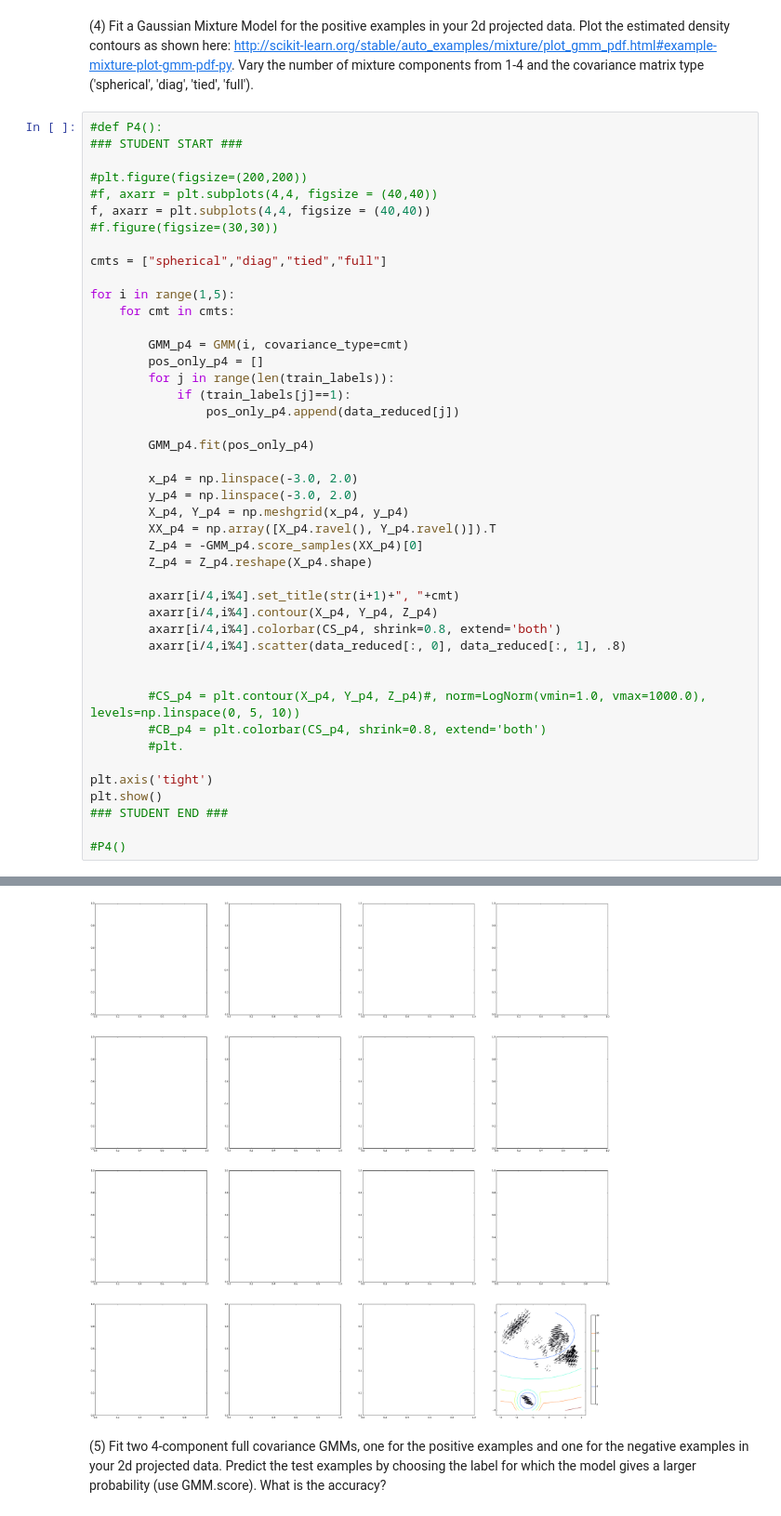
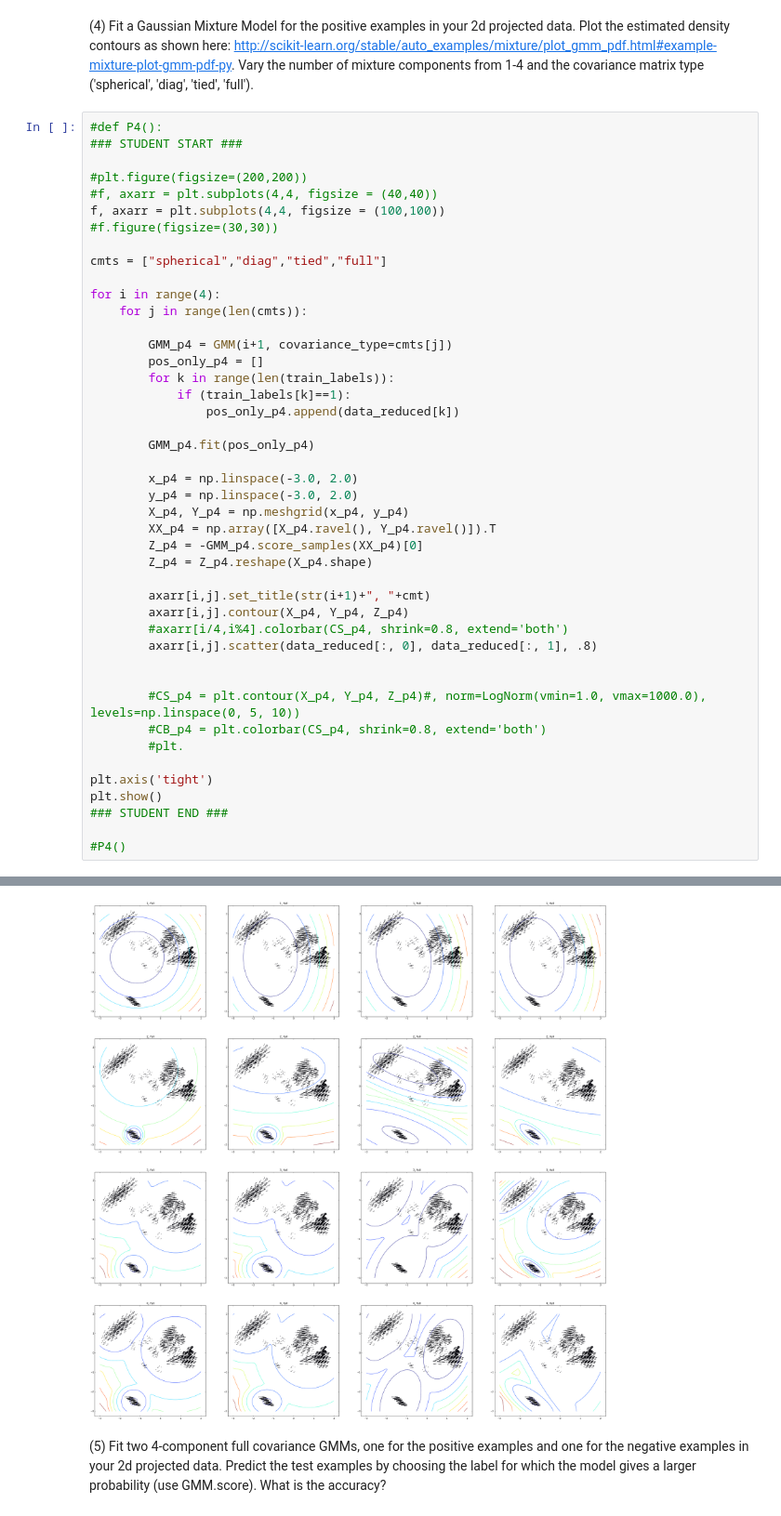
Before and after one commit to dails08/finna-be-avenger, a Jupyter notebook: chris_dailey_p3.ipynb, the cells around one changed output, grey strips where cells are left out. Shown at 93% size. Cells and saved outputs as stored; diff of their text form.

```diff
--- a/chris_dailey_p3.ipynb
+++ b/chris_dailey_p3.ipynb
@@ -221,19 +221,19 @@ plt.show()
 
 #plt.figure(figsize=(200,200))
 #f, axarr = plt.subplots(4,4, figsize = (40,40))
-f, axarr = plt.subplots(4,4, figsize = (40,40))
+f, axarr = plt.subplots(4,4, figsize = (100,100))
 #f.figure(figsize=(30,30))
 
 cmts = ["spherical","diag","tied","full"]
 
-for i in range(1,5):
-    for cmt in cmts:
+for i in range(4):
+    for j in range(len(cmts)):
 
-        GMM_p4 = GMM(i, covariance_type=cmt)
+        GMM_p4 = GMM(i+1, covariance_type=cmts[j])
         pos_only_p4 = []
-        for j in range(len(train_labels)):
-            if (train_labels[j]==1):
-                pos_only_p4.append(data_reduced[j])
+        for k in range(len(train_labels)):
+            if (train_labels[k]==1):
+                pos_only_p4.append(data_reduced[k])
 
         GMM_p4.fit(pos_only_p4)
 
@@ -244,10 +244,10 @@ for i in range(1,5):
         Z_p4 = -GMM_p4.score_samples(XX_p4)[0]
         Z_p4 = Z_p4.reshape(X_p4.shape)
 
-        axarr[i/4,i%4].set_title(str(i+1)+", "+cmt)
-        axarr[i/4,i%4].contour(X_p4, Y_p4, Z_p4)
-        axarr[i/4,i%4].colorbar(CS_p4, shrink=0.8, extend='both')
-        axarr[i/4,i%4].scatter(data_reduced[:, 0], data_reduced[:, 1], .8)
+        axarr[i,j].set_title(str(i+1)+", "+cmt)
+        axarr[i,j].contour(X_p4, Y_p4, Z_p4)
+        #axarr[i/4,i%4].colorbar(CS_p4, shrink=0.8, extend='both')
+        axarr[i,j].scatter(data_reduced[:, 0], data_reduced[:, 1], .8)
 
 
         #CS_p4 = plt.contour(X_p4, Y_p4, Z_p4)#, norm=LogNorm(vmin=1.0, vmax=1000.0), levels=np.linspace(0, 5, 10))
@@ -269,4 +263,4 @@ plt.show()
-[figure, old version]
+[figure, new version]
 # %% [markdown]
 (5) Fit two 4-component full covariance GMMs, one for the positive examples and one for the negative examples in your 2d projected data. Predict the test examples by choosing the label for which the model gives a larger probability (use GMM.score). What is the accuracy?
 # %%
```
Also changed, not shown: parts of 1 cell of this notebook.
